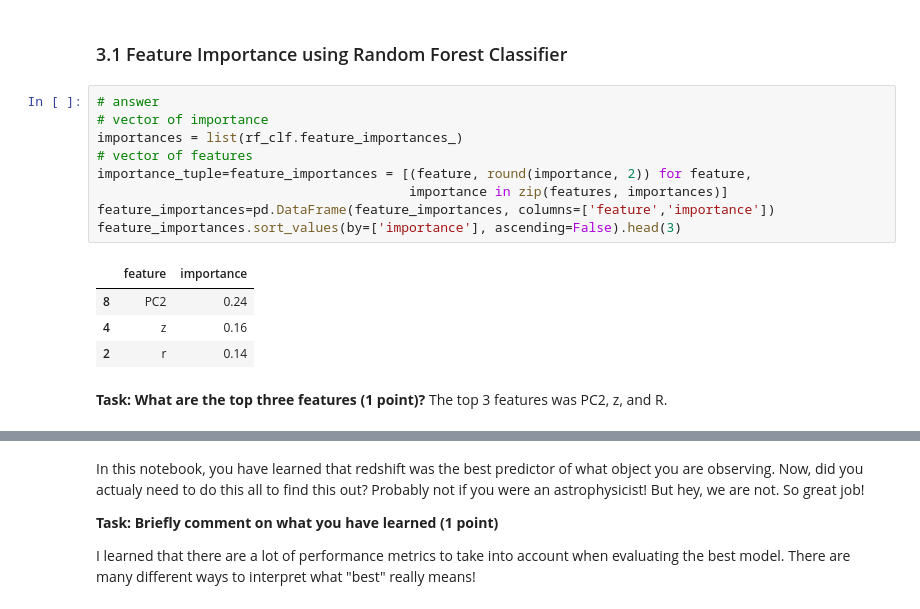
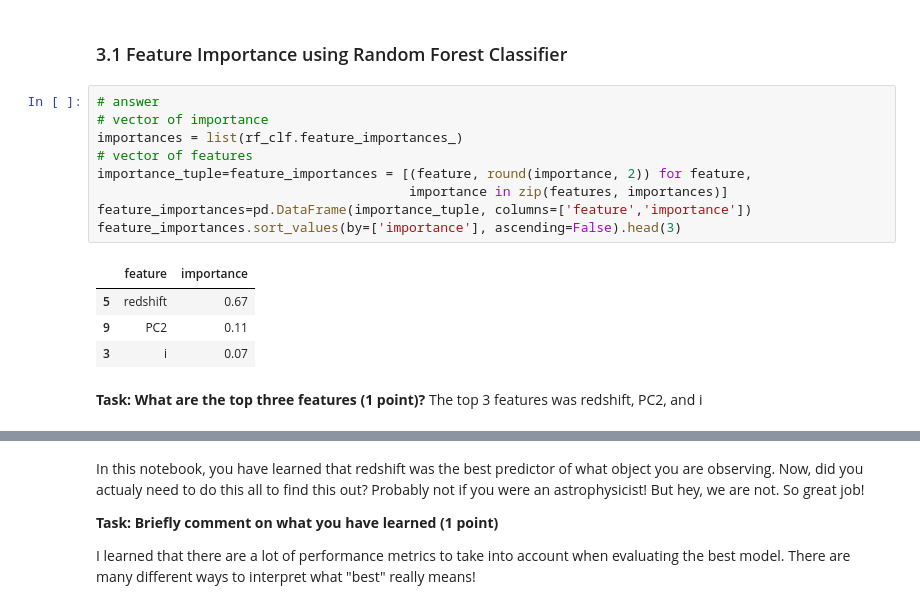
Before and after one commit to UW-ESS-DS/mlgeo2022_2127014, a Jupyter notebook: homework/homework7.ipynb, the cells around one changed output, grey strips where cells are left out. Saved outputs shown, nothing was run; the diff lists cells and outputs as text.

```diff
--- a/homework/homework7.ipynb
+++ b/homework/homework7.ipynb
@@ -726,20 +726,20 @@ The MLP had the highest fscore, along with all the other performance metrics. RF
 # %%
 # answer
 # vector of importance
 importances = list(rf_clf.feature_importances_)
 # vector of features
 importance_tuple=feature_importances = [(feature, round(importance, 2)) for feature,
                                         importance in zip(features, importances)]
-feature_importances=pd.DataFrame(feature_importances, columns=['feature','importance'])
+feature_importances=pd.DataFrame(importance_tuple, columns=['feature','importance'])
 feature_importances.sort_values(by=['importance'], ascending=False).head(3)
 # %% [output]
 |  | feature | importance |
-| 8 | PC2 | 0.24 |
-| 4 | z | 0.16 |
-| 2 | r | 0.14 |
+| 5 | redshift | 0.67 |
+| 9 | PC2 | 0.11 |
+| 3 | i | 0.07 |
 # %% [markdown]
 **Task: What are the top three features (1 point)?**
-The top 3 features was PC2, z, and R.
+The top 3 features was redshift, PC2, and i
 # %% [markdown]
 <!-- answer -->
 # %% [markdown]
```
Also changed, not shown: 1 other file.
